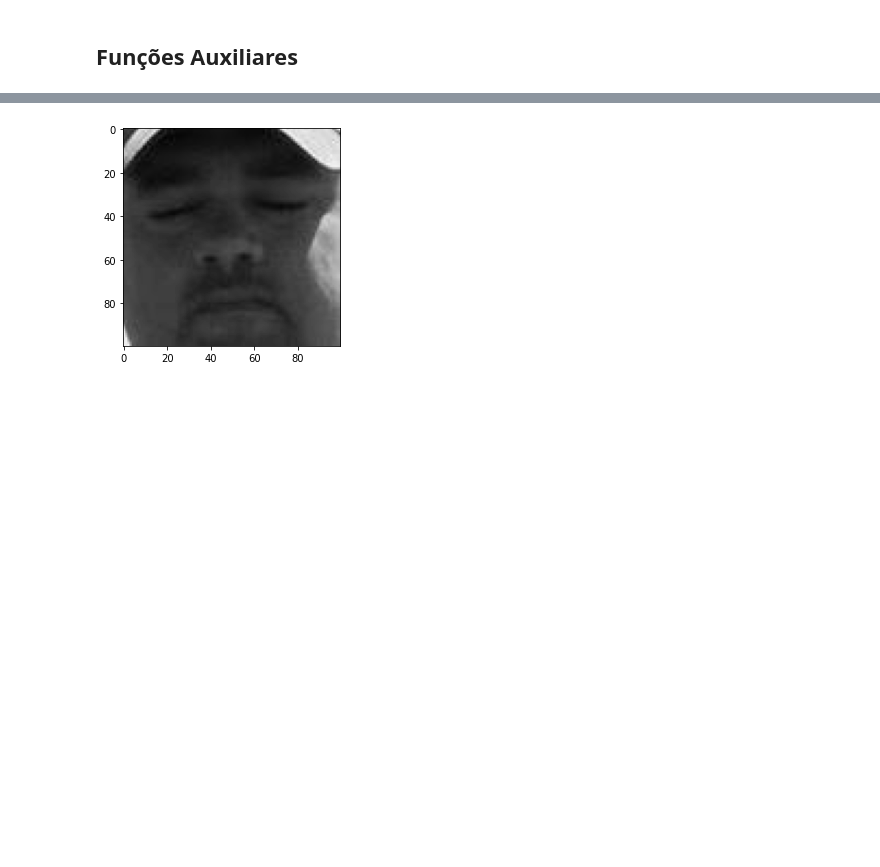
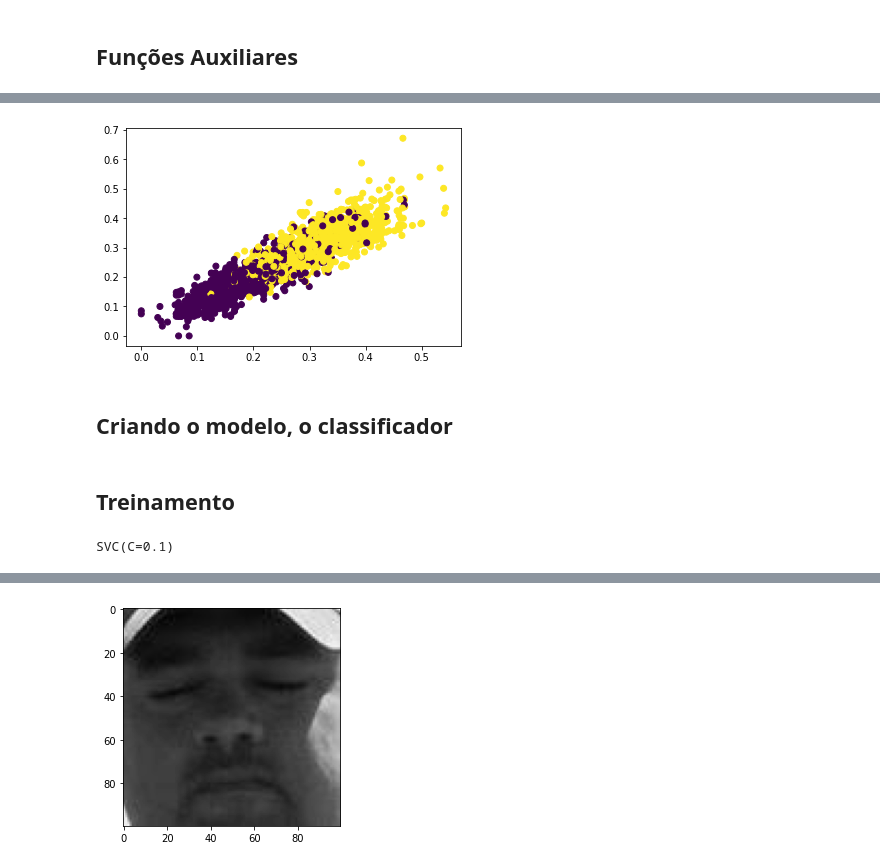
Before and after one commit to Gabriellgpc/open_closed_eyes_classifier, a Jupyter notebook: classifier_notebook.ipynb, the cells around one changed output, grey strips where cells are left out. Drawn from its saved outputs; the diff is of its cells as text; code cells hidden in the pictures; blank space fills up the shorter version.

```diff
--- a/classifier_notebook.ipynb
+++ b/classifier_notebook.ipynb
@@ -99,0 +205,7 @@ def compute_metrics(y_true, y_pred, matrix=None):
+# %%
+plt.scatter(X_train[:,0], X_train[:,1], c=y_train[:])
+plt.show()
+# %% [output]
+[figure, added]
+# %% [markdown]
+## Criando o modelo, o classificador
@@ -99,0 +217,6 @@ def compute_metrics(y_true, y_pred, matrix=None):
+# %% [markdown]
+## Treinamento
+# %%
+svm_model.fit(X_train, y_train)
+# %% [output]
+SVC(C=0.1)
```
Also changed, not shown: parts of 34 cells of this notebook.
